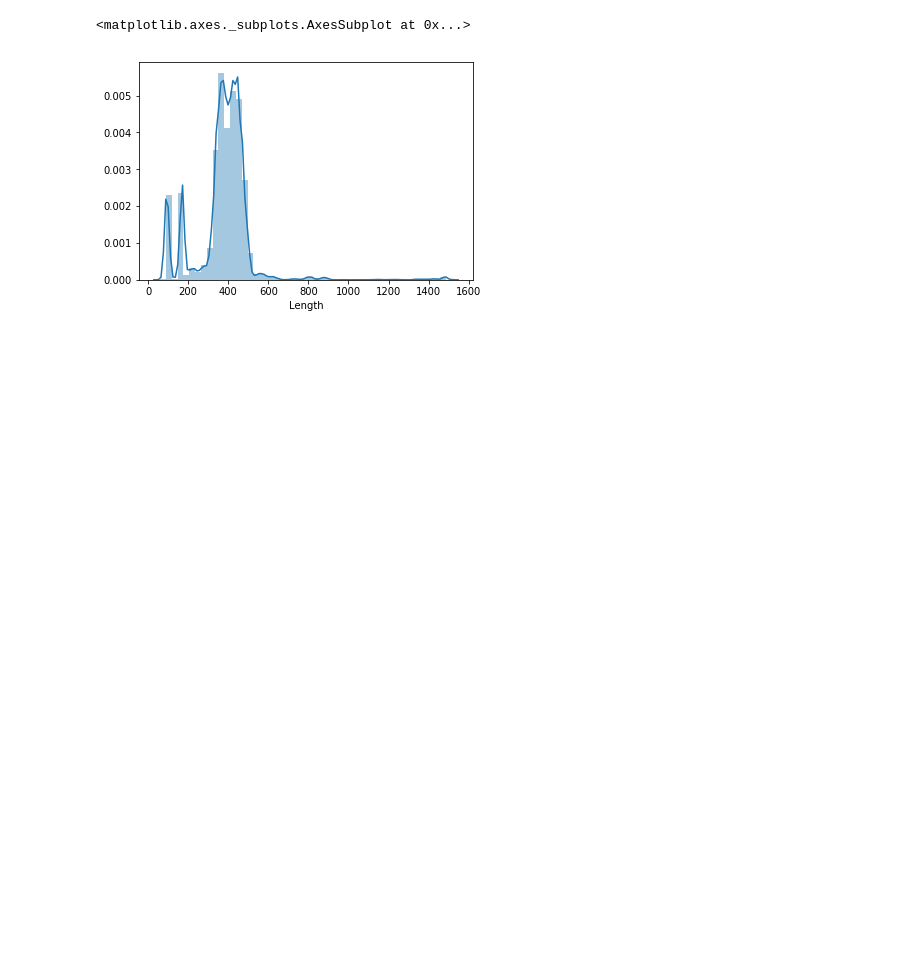
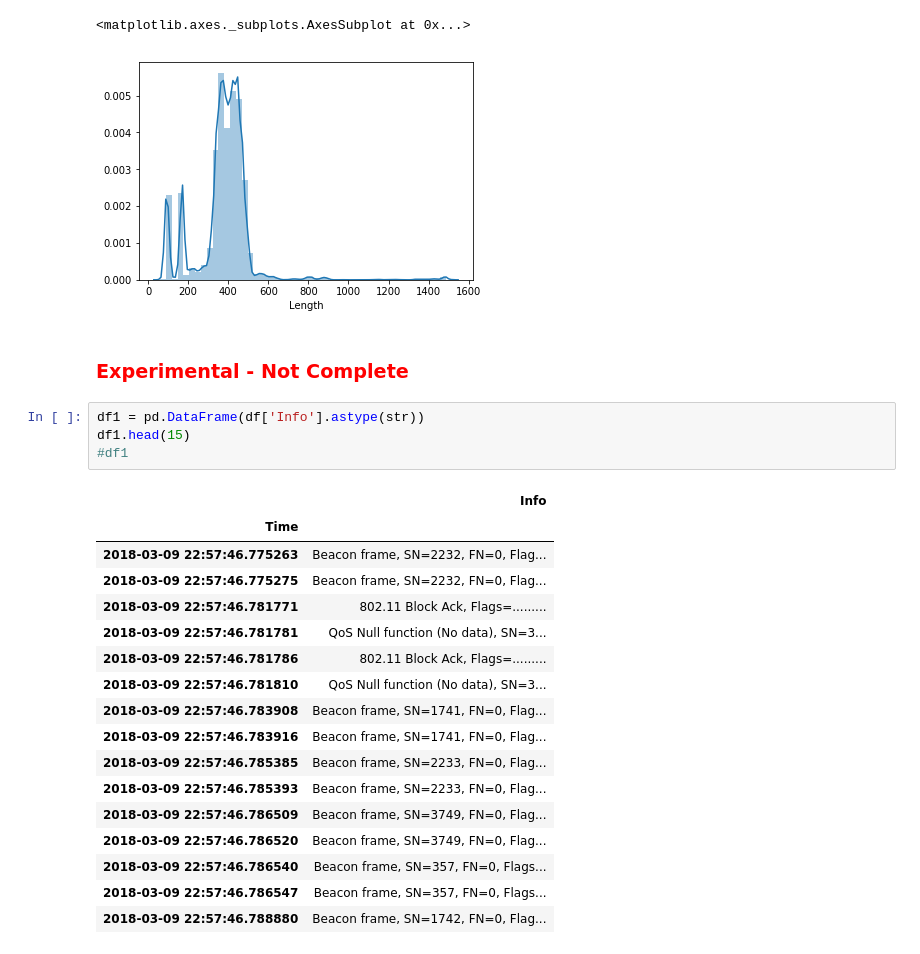
Before and after one commit to alokswaincontact/cisco_hackathon_2018, a Jupyter notebook: Cisco ML Hackathon 2018.ipynb, the cells around one changed output. Saved outputs shown, nothing was run; the diff lists cells and outputs as text; blank space fills up the shorter version.

```diff
--- a/Cisco ML Hackathon 2018.ipynb
+++ b/Cisco ML Hackathon 2018.ipynb
@@ -153,3 +148,27 @@ sns.distplot(df["Length"])
 # %% [output]
 <matplotlib.axes._subplots.AxesSubplot at 0x...>
 [figure]
+# %% [markdown]
+### <span style="color:red"> Experimental - Not Complete </span>
+# %%
+df1 = pd.DataFrame(df['Info'].astype(str))
+df1.head(15)
+#df1
+# %% [output]
+|  | Info |
+| Time |  |
+| 2018-03-09 22:57:46.775263 | Beacon frame, SN=2232, FN=0, Flag... |
+| 2018-03-09 22:57:46.775275 | Beacon frame, SN=2232, FN=0, Flag... |
+| 2018-03-09 22:57:46.781771 | 802.11 Block Ack, Flags=......... |
+| 2018-03-09 22:57:46.781781 | QoS Null function (No data), SN=3... |
+| 2018-03-09 22:57:46.781786 | 802.11 Block Ack, Flags=......... |
+| 2018-03-09 22:57:46.781810 | QoS Null function (No data), SN=3... |
+| 2018-03-09 22:57:46.783908 | Beacon frame, SN=1741, FN=0, Flag... |
+| 2018-03-09 22:57:46.783916 | Beacon frame, SN=1741, FN=0, Flag... |
+| 2018-03-09 22:57:46.785385 | Beacon frame, SN=2233, FN=0, Flag... |
+| 2018-03-09 22:57:46.785393 | Beacon frame, SN=2233, FN=0, Flag... |
+| 2018-03-09 22:57:46.786509 | Beacon frame, SN=3749, FN=0, Flag... |
+| 2018-03-09 22:57:46.786520 | Beacon frame, SN=3749, FN=0, Flag... |
+| 2018-03-09 22:57:46.786540 | Beacon frame, SN=357, FN=0, Flags... |
+| 2018-03-09 22:57:46.786547 | Beacon frame, SN=357, FN=0, Flags... |
+| 2018-03-09 22:57:46.788880 | Beacon frame, SN=1742, FN=0, Flag... |
```
Also changed, not shown: parts of 3 cells of this notebook, 1 other file.
